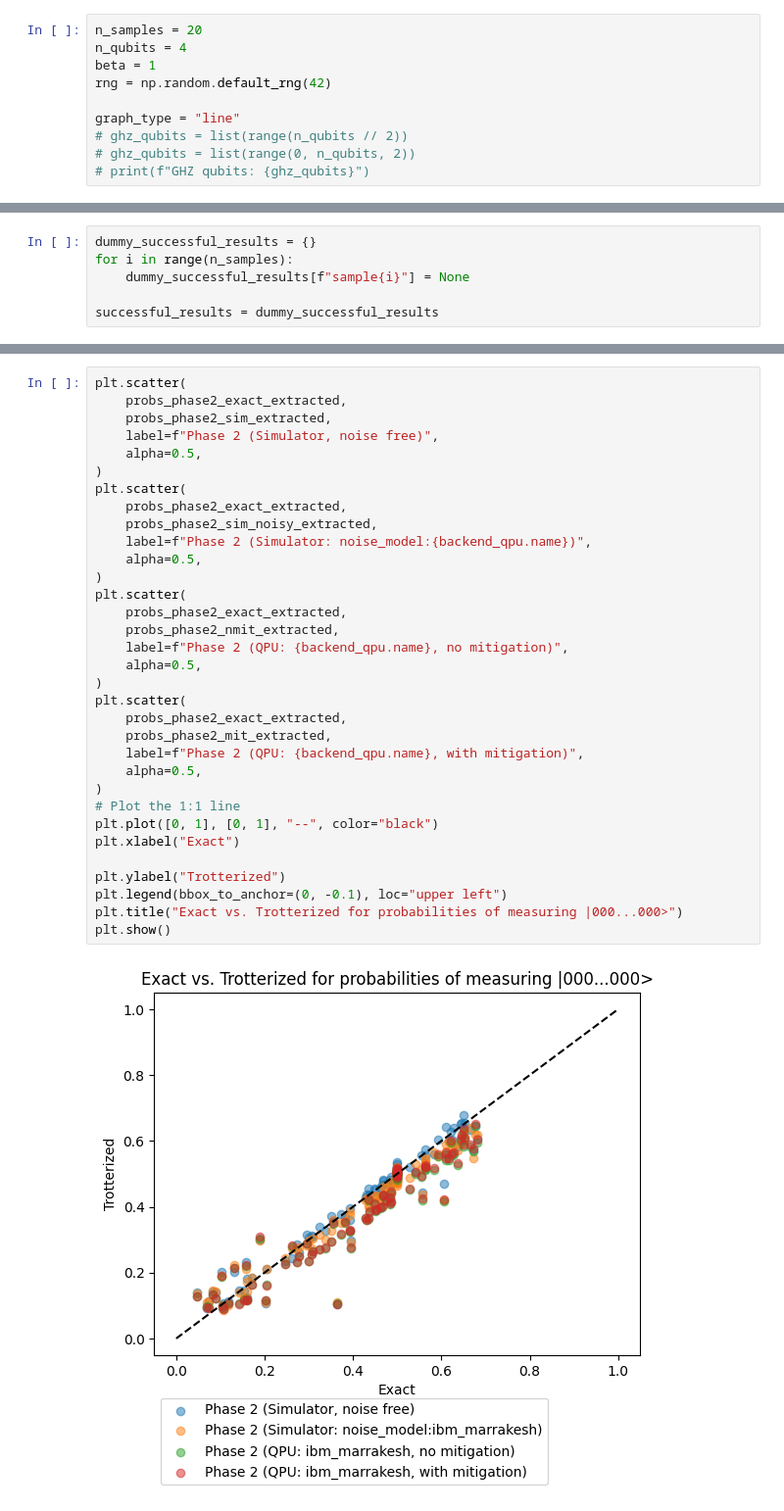
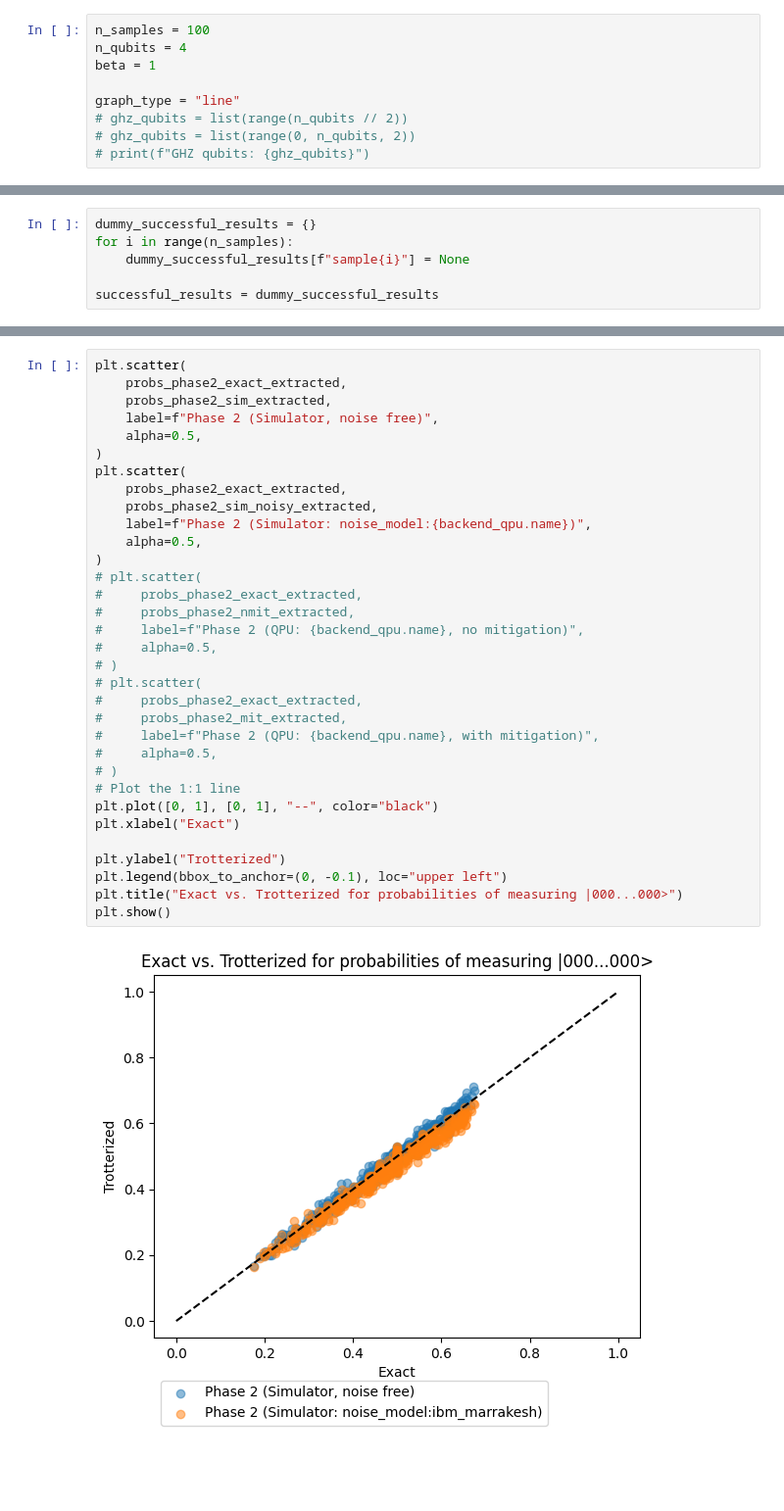
Before and after one commit to YutoMorohoshi/fourier_learning_ibm, a Jupyter notebook: data_generate.ipynb, the cells around one changed output, grey strips where cells are left out. Shown: that part at 98% size. Drawn from its saved outputs; the diff is of its cells as text; blank space fills up the shorter version.

```diff
--- a/data_generate.ipynb
+++ b/data_generate.ipynb
@@ -58,10 +65,9 @@ Using backend noisy simulator: AerSimulator('aer_simulator'
 # %% [markdown]
 # データセット作成 $\exp(-\beta H)$
 # %%
-n_samples = 20
+n_samples = 100
 n_qubits = 4
 beta = 1
-rng = np.random.default_rng(42)
 
 graph_type = "line"
 # ghz_qubits = list(range(n_qubits // 2))
@@ -1414,38 +1342,38 @@ plt.show()
 # %%
 plt.scatter(
     probs_phase2_exact_extracted,
     probs_phase2_sim_extracted,
     label=f"Phase 2 (Simulator, noise free)",
     alpha=0.5,
 )
 plt.scatter(
     probs_phase2_exact_extracted,
     probs_phase2_sim_noisy_extracted,
     label=f"Phase 2 (Simulator: noise_model:{backend_qpu.name})",
     alpha=0.5,
 )
-plt.scatter(
-    probs_phase2_exact_extracted,
-    probs_phase2_nmit_extracted,
-    label=f"Phase 2 (QPU: {backend_qpu.name}, no mitigation)",
-    alpha=0.5,
-)
-plt.scatter(
-    probs_phase2_exact_extracted,
-    probs_phase2_mit_extracted,
-    label=f"Phase 2 (QPU: {backend_qpu.name}, with mitigation)",
-    alpha=0.5,
-)
+# plt.scatter(
+#     probs_phase2_exact_extracted,
+#     probs_phase2_nmit_extracted,
+#     label=f"Phase 2 (QPU: {backend_qpu.name}, no mitigation)",
+#     alpha=0.5,
+# )
+# plt.scatter(
+#     probs_phase2_exact_extracted,
+#     probs_phase2_mit_extracted,
+#     label=f"Phase 2 (QPU: {backend_qpu.name}, with mitigation)",
+#     alpha=0.5,
+# )
 # Plot the 1:1 line
 plt.plot([0, 1], [0, 1], "--", color="black")
 plt.xlabel("Exact")
 
 plt.ylabel("Trotterized")
 plt.legend(bbox_to_anchor=(0, -0.1), loc="upper left")
 plt.title("Exact vs. Trotterized for probabilities of measuring |000...000>")
 plt.show()
 # %% [output]
-[figure, old version]
+[figure, new version]
 # %%
 plt.scatter(
     probs_phase3_exact_extracted,
```
Also changed, not shown: parts of 35 cells of this notebook, 25 other files.
